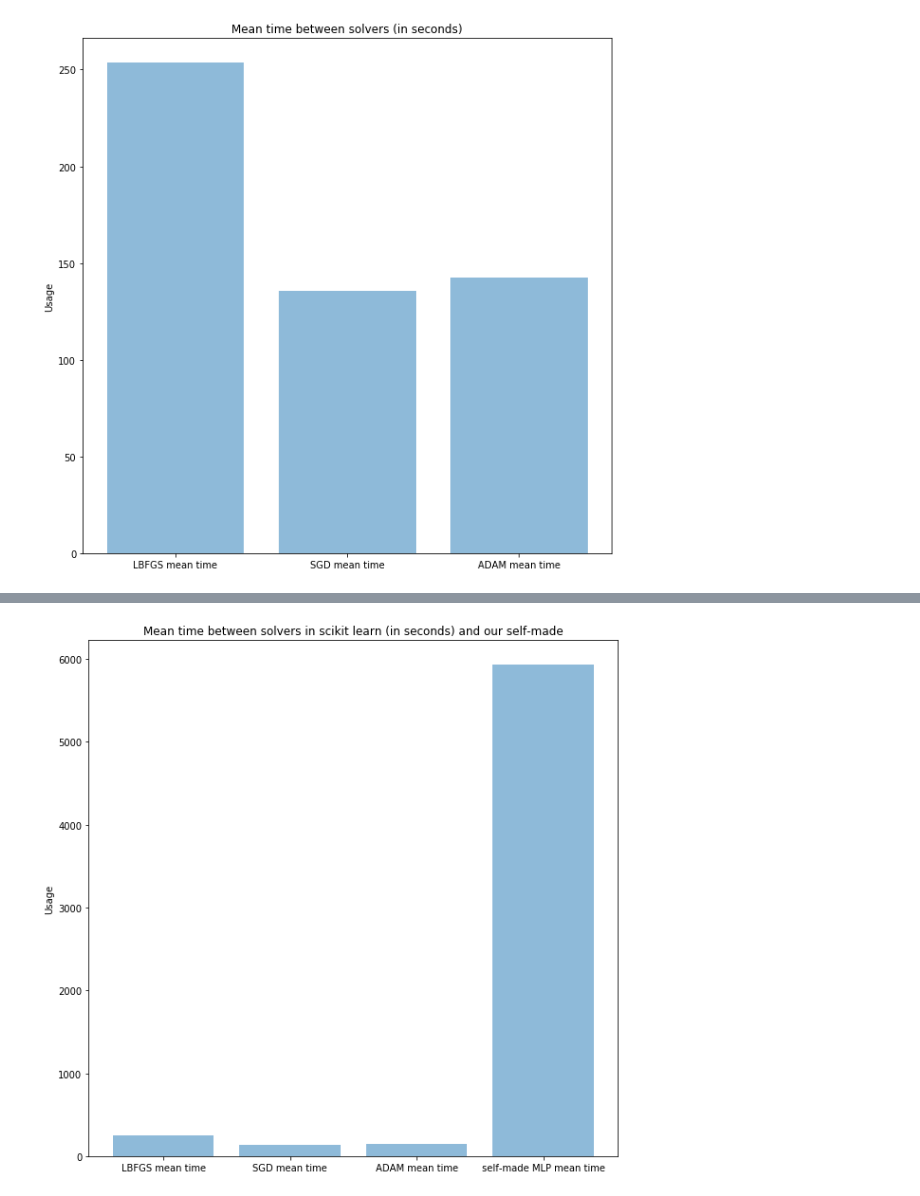
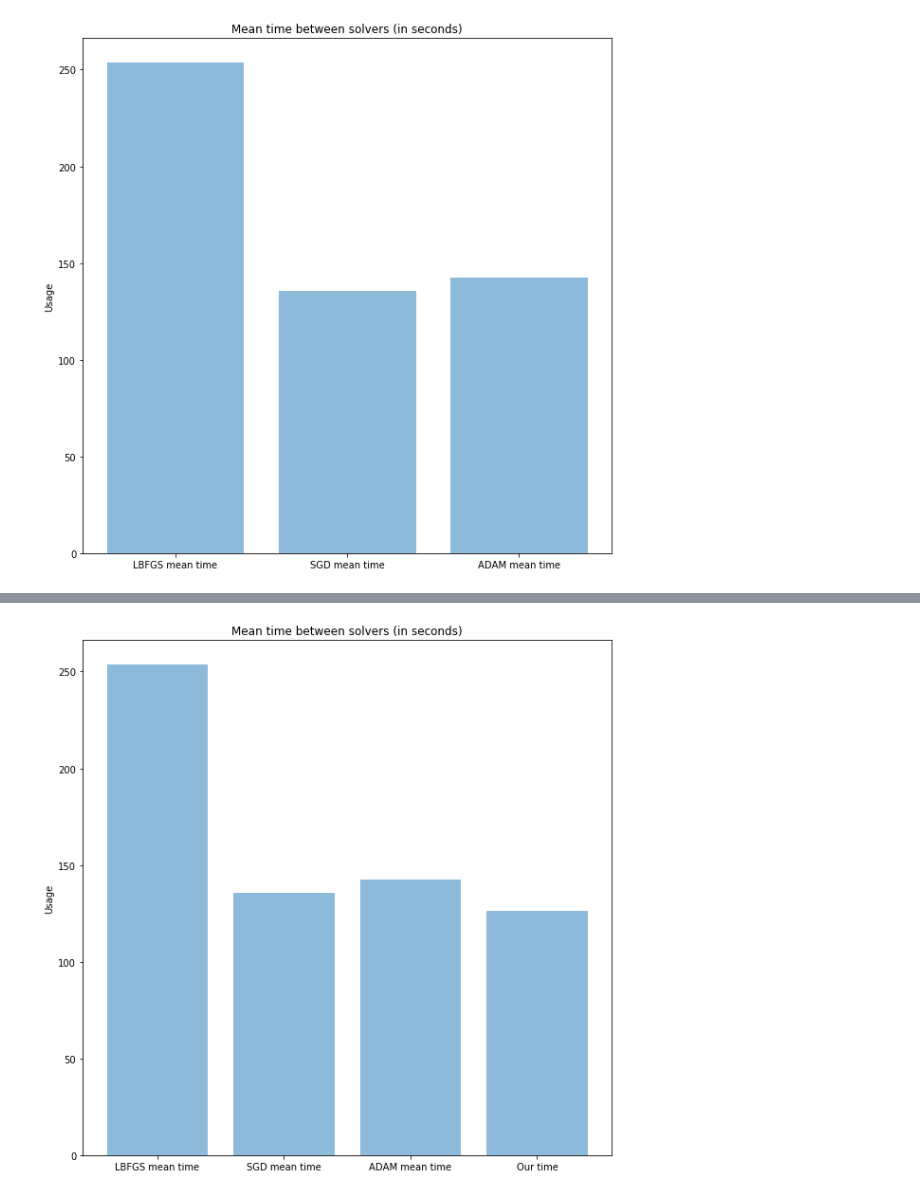
Before and after one commit to LimaEduardo/mnist-mlp, a Jupyter notebook: mnist-mlp.ipynb, the cells around one changed output, grey strips where cells are left out. Saved outputs shown, nothing was run; the diff lists cells and outputs as text; code cells hidden in the pictures.

```diff
--- a/mnist-mlp.ipynb
+++ b/mnist-mlp.ipynb
@@ -329,0 +673,9 @@ plt.show()
+# %%
+network = []
+network.append(Dense(X_train.shape[1], input_layer_sizes[0], alpha))
+network.append(ReLU())
+network.append(Dense(input_layer_sizes[0], hidden_layer_1_sizes[0], alpha))
+network.append(ReLU())
+network.append(Dense(hidden_layer_1_sizes[0], hidden_layer_2_sizes[0], alpha))
+network.append(ReLU())
+network.append(Dense(hidden_layer_2_sizes[0], output_layer_sizes[0], alpha))
@@ -329,0 +751,3 @@ plt.show()
+# %%
+with open("resultados.json", "w") as json_file:
+    json_file.write(json.dumps({"total_time": our_total_time, "accuracy": our_accuracy}))
@@ -330,34 +794,27 @@ plt.show()
 # %%
-import json
+objects = ("LBFGS mean time", "SGD mean time", "ADAM mean time", "Our time")
 
-#file = open("results.json","w")
-#file.write(json.dumps(datadumps))
-#file.close()
-
-json_data = ""
-
-with open("./resultados.json", encoding='utf-8-sig') as json_file:
-    text = json_file.read()
-    json_data = json.loads(text)
-
-our_time = json_data["total_time"]
-
-objects = ("LBFGS mean time", "SGD mean time", "ADAM mean time", "self-made MLP mean time")
+with open("resultados.json", "r") as json_file:
+    json_data = json.loads(json_file.read())
 
 scores = []
+
+mean_lbfgs_time = lbfgs_time/6
+mean_sgd_time = sgd_time/6
+mean_adam_time = adam_time/6
 
 scores.append(mean_lbfgs_time)
 scores.append(mean_sgd_time)
 scores.append(mean_adam_time)
-scores.append(our_time)
+scores.append(json_data["total_time"])
 
 y_pos = np.arange(len(objects))
 
 plt.bar(y_pos, scores, align='center', alpha=0.5)
 plt.xticks(y_pos, objects)
 plt.ylabel('Usage')
-plt.title(f"Mean time between solvers in scikit learn (in seconds) and our self-made")
+plt.title(f"Mean time between solvers (in seconds)")
 
 plt.show()
 # %% [output]
-[figure, old version]
+[figure, new version]
```
Also changed, not shown: parts of 60 cells of this notebook, 4 other files.
